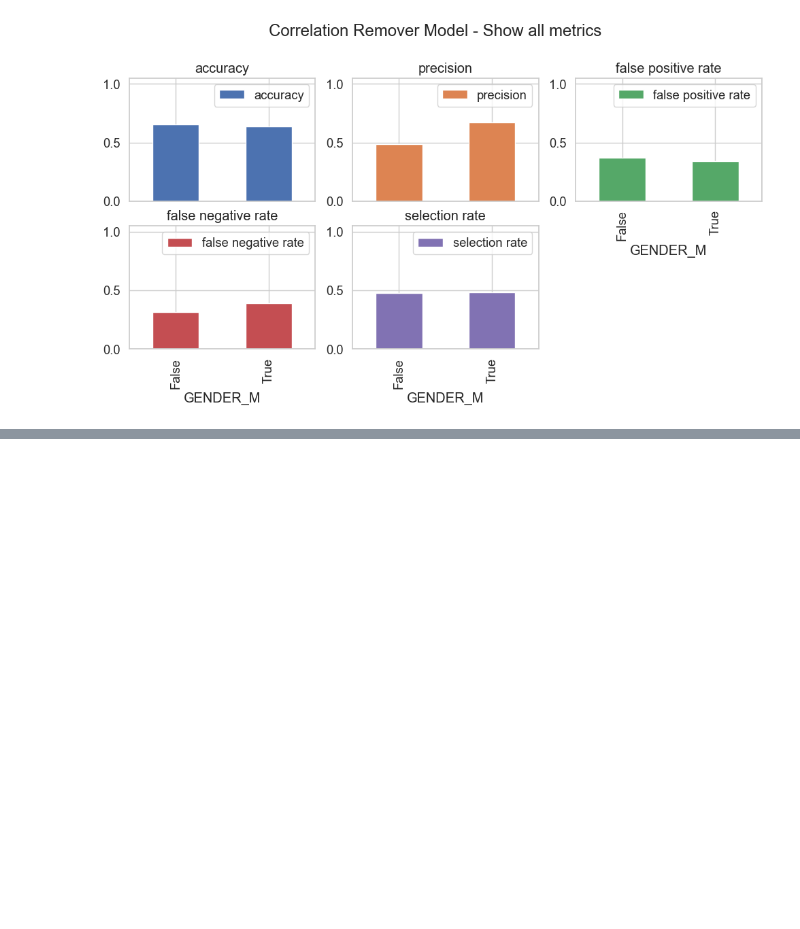
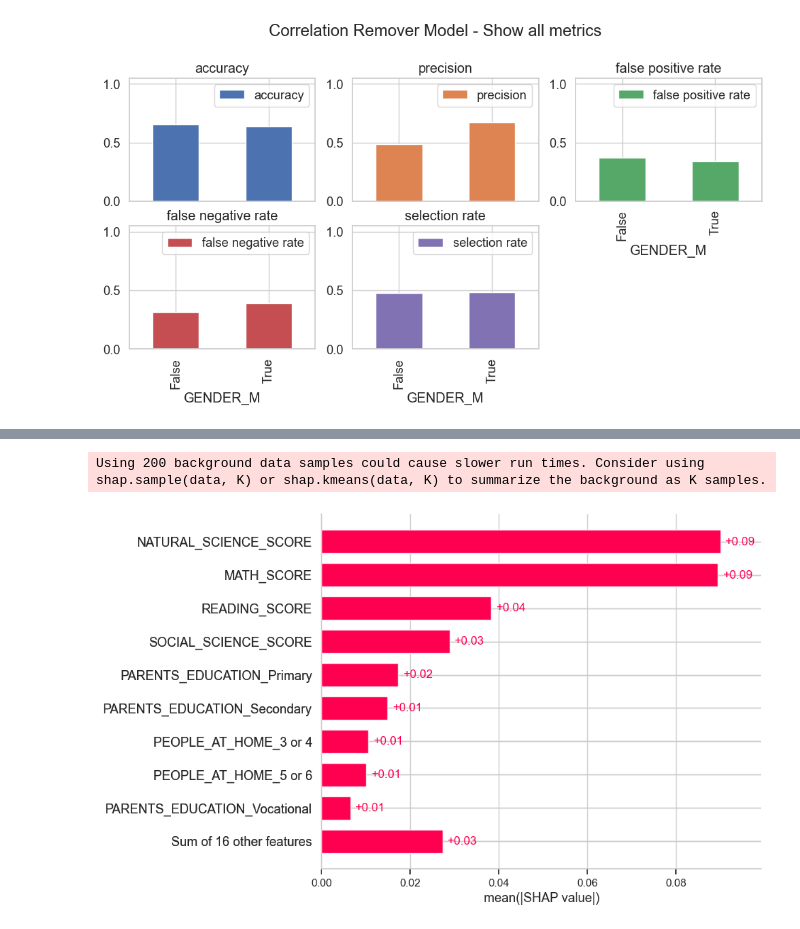
Before and after one commit to martenzZe/MRAI_project, a Jupyter notebook: Project_code.ipynb, the cells around one changed output, grey strips where cells are left out. Cells and saved outputs as stored; diff of their text form; code cells hidden in the pictures; blank space fills up the shorter version.

```diff
--- a/Project_code.ipynb
+++ b/Project_code.ipynb
@@ -924,0 +994,33 @@ array([[<Axes: title={'center': 'accuracy'}, xlabel='GENDER_M'>,
+# %%
+
+X_train_nosensitive = X_train.drop(columns=["GENDER_M"])
+X_test_nosensitive = X_test.drop(columns=["GENDER_M"])
+
+
+
+
+X_train_transformed = pd.DataFrame(
+    corr_remover.transform(X_train),
+    columns=X_train_nosensitive.columns
+)
+
+X_test_transformed = pd.DataFrame(
+    corr_remover.transform(X_test),
+    columns=X_test_nosensitive.columns
+)
+
+
+# The kernel explainer receives the function that predicts the probability of classes and the train set as its main inputs.
+explainer = shap.KernelExplainer(reweighted_model.predict_proba, X_train_transformed.sample(200))
+
+# Computing the SHAP values using the samples in the test set.
+shap_values = explainer(X_test_transformed)
+
+# get just the explanations for the positive class
+shap_values = shap_values[..., 1]
+# %% [output]
+Using 200 background data samples could cause slower run times. Consider using shap.sample(data, K) or shap.kmeans(data, K) to summarize the background as K samples.
+# %%
+shap.plots.bar(shap_values)
+# %% [output]
+[figure, added]
```
Also changed, not shown: parts of 10 cells of this notebook.
